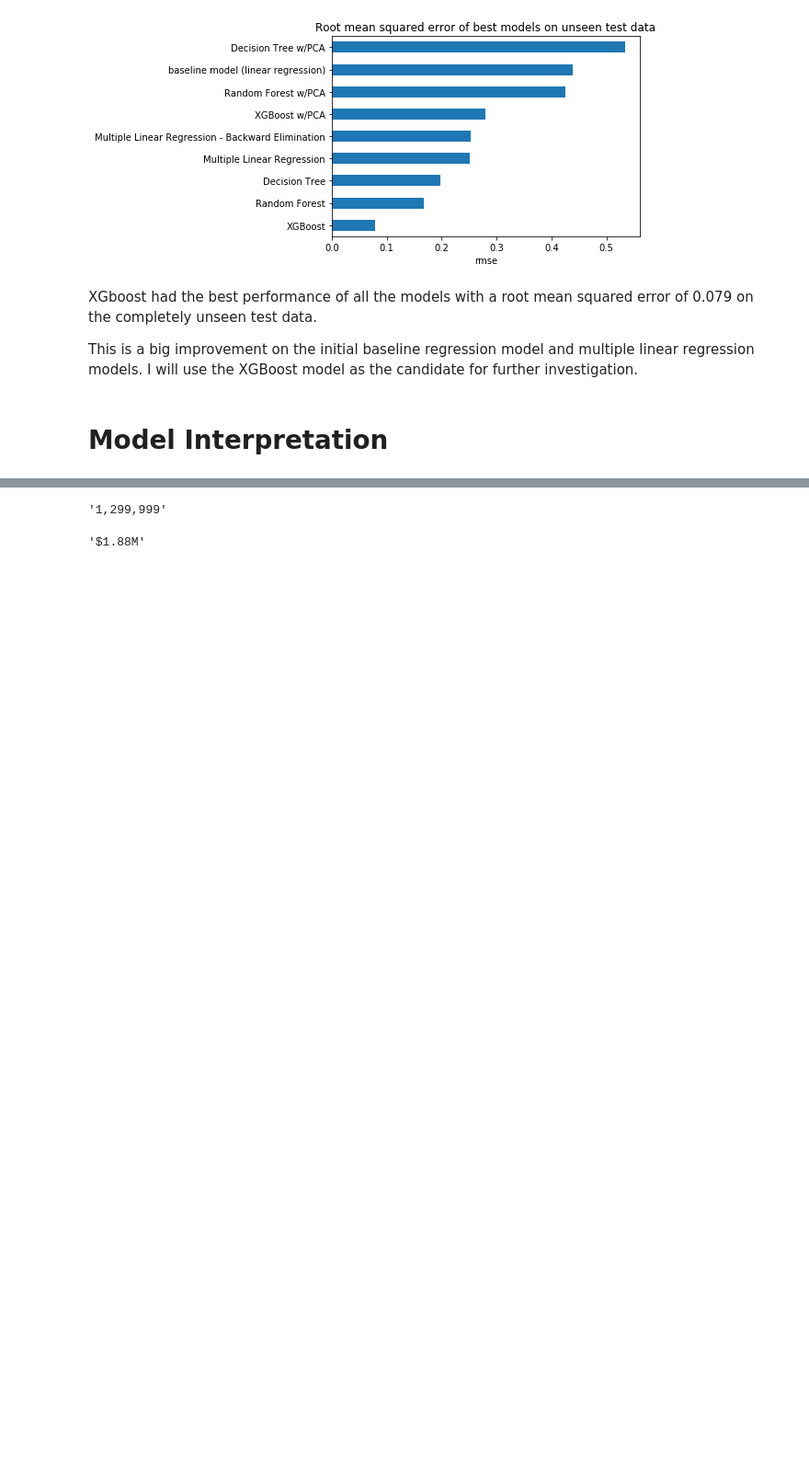
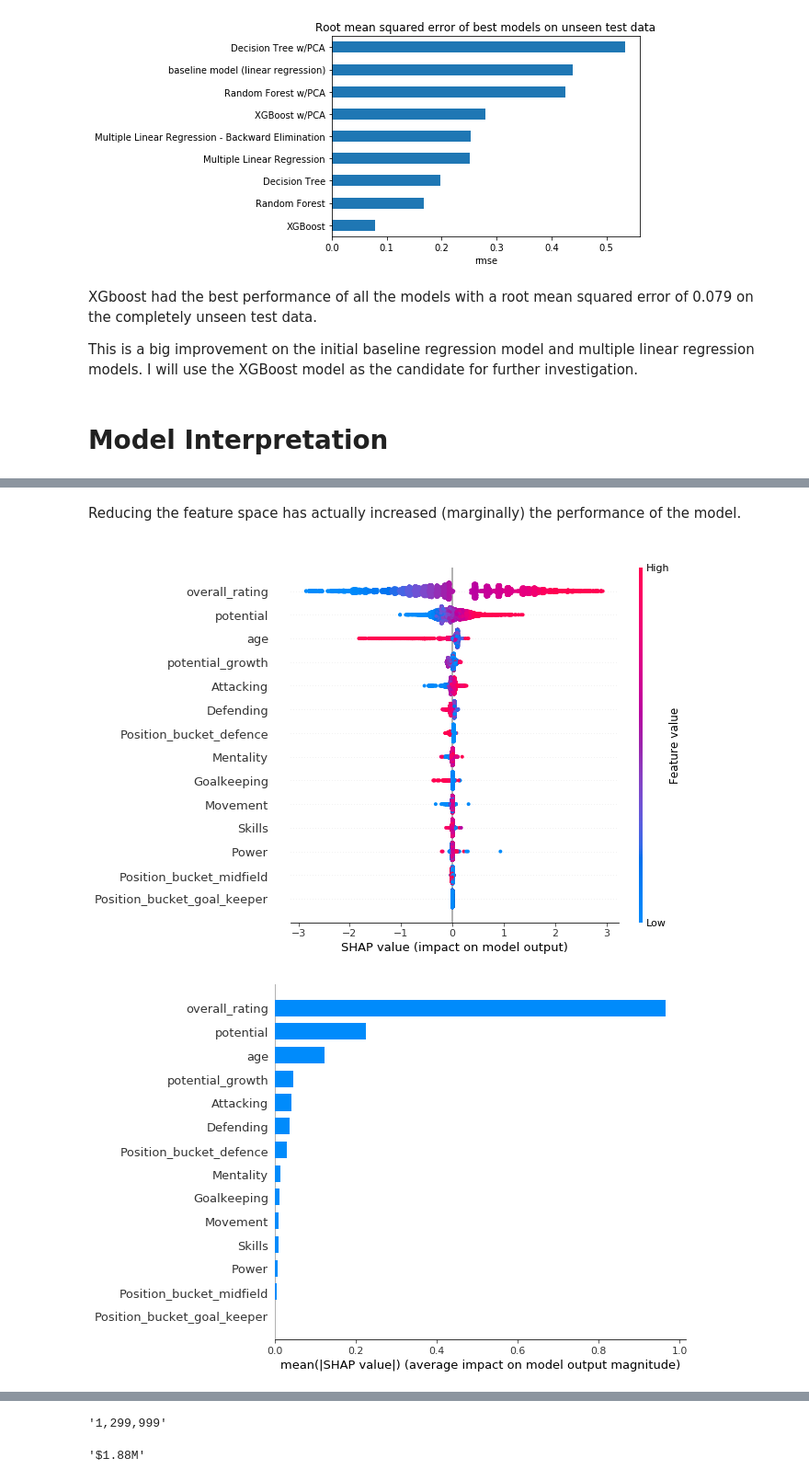
Before and after one commit to julian-west/sofifa-analysis, a Jupyter notebook: predicting player value.ipynb, the cells around one changed output, grey strips where cells are left out. Shown at 92% size. Cells and saved outputs as stored; diff of their text form; code cells hidden in the pictures; blank space fills up the shorter version.

```diff
--- a/predicting player value.ipynb
+++ b/predicting player value.ipynb
@@ -1251,0 +1091,11 @@ convert_to_readable_number(np.exp(y_train.iloc[0]))
+# %%
+skills_dict = {
+    'Attacking': ['Crossing', 'Finishing', 'Heading Accuracy', 'Short Passing', 'Volleys'],
+    'Skills': ['Dribbling', 'Curve', 'FK Accuracy', 'Long Passing', 'Ball Control'],
+    'Movement': ['Acceleration', 'Sprint Speed', 'Agility', 'Reactions', 'Balance'],
+    'Power': ['Shot Power', 'Jumping', 'Stamina', 'Strength', 'Long Shots'],
+    'Mentality': ['Aggression', 'Interceptions', 'Positioning', 'Vision', 'Penalties', 'Composure'],
+    'Defending': ['Standing Tackle', 'Sliding Tackle', 'Marking'],
+    'Goalkeeping': ['GK Diving', 'GK Handling', 'GK Kicking', 'GK Positioning', 'GK Reflexes']
+
+}
@@ -1251,0 +1243,15 @@ convert_to_readable_number(np.exp(y_train.iloc[0]))
+# %% [markdown]
+Reducing the feature space has actually increased (marginally) the performance of the model.
+# %%
+#shap values
+explainer_fe = shap.TreeExplainer(xgb_fe_model.best_estimator_)
+shap_values_fe = explainer_fe.shap_values(X_train_fe)
+
+#plot a summary
+shap.summary_plot(shap_values_fe,X_train_fe)
+
+#summary as a bar chart
+shap.summary_plot(shap_values_fe, X_train_fe, plot_type="bar")
+# %% [output]
+[figure, added]
+[figure, added]
```
Also changed, not shown: parts of 82 cells of this notebook, 1 other file.
